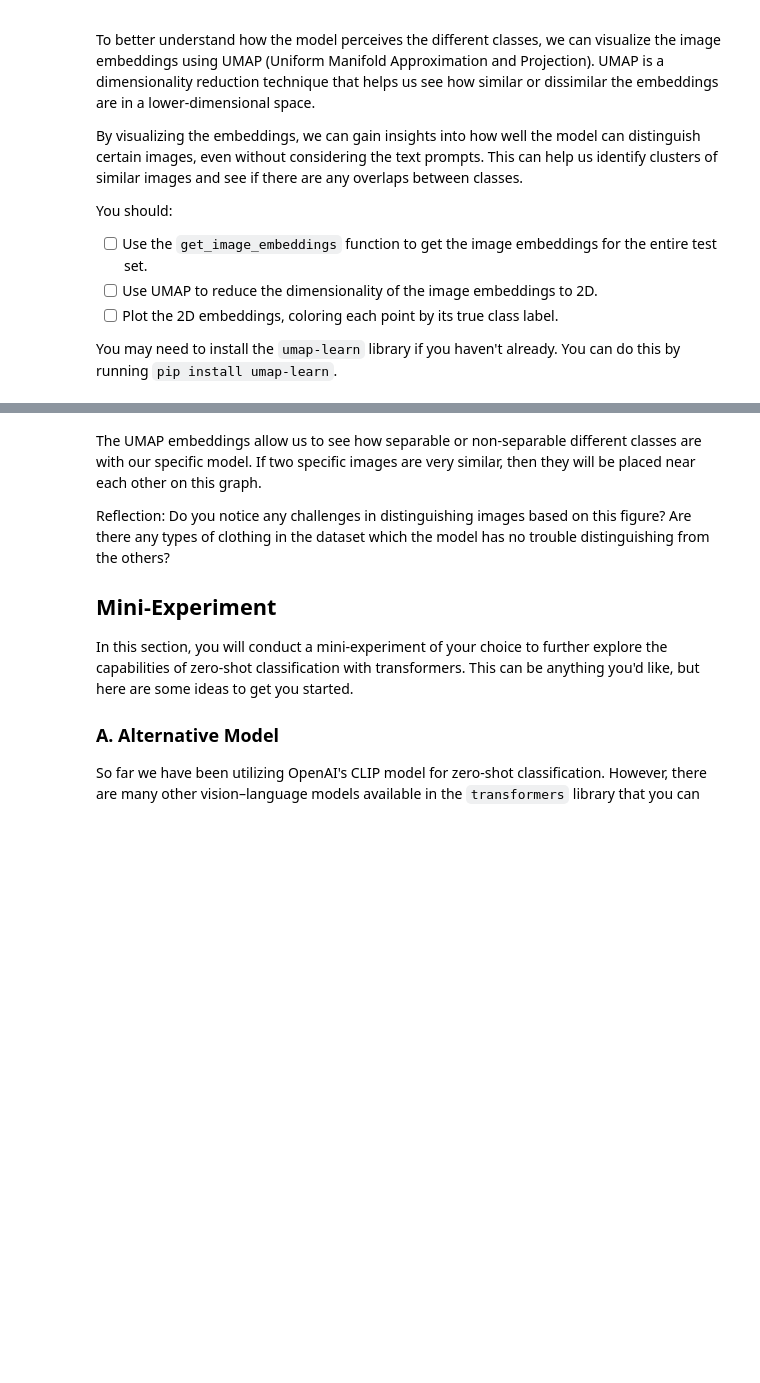
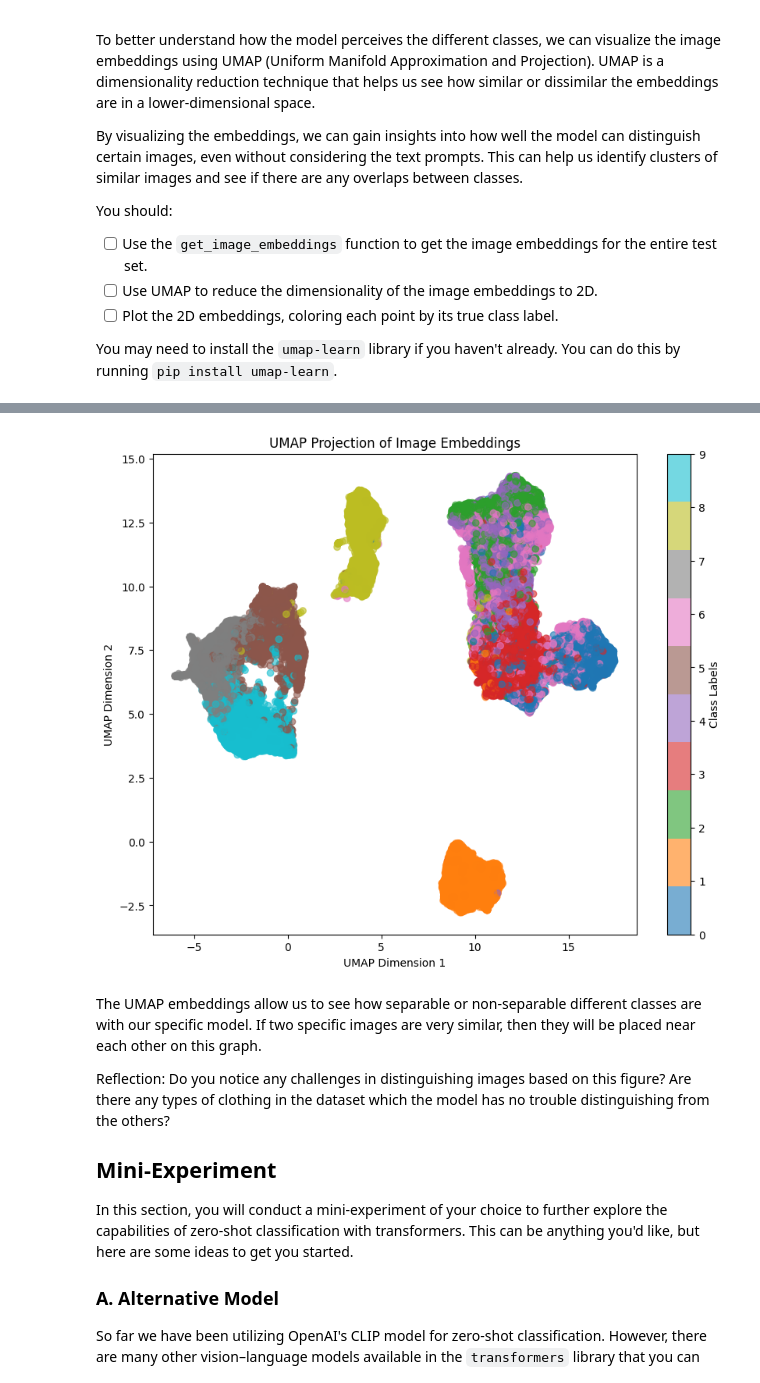
Before and after one commit to azharhasan/deep_learning, a Jupyter notebook: 02_activities/assignments/assignment_2.ipynb, the cells around one changed output, grey strips where cells are left out. Saved outputs shown, nothing was run; the diff lists cells and outputs as text; code cells hidden in the pictures; blank space fills up the shorter version.

Commit message:
added answers to umap plot

```diff
--- a/02_activities/assignments/assignment_2.ipynb
+++ b/02_activities/assignments/assignment_2.ipynb
@@ -383,23 +396,54 @@ You may need to install the `umap-learn` library if you haven't already. You can
 # %%
 from umap import UMAP
 
 # ------------------------------------------------------------
 # 1. Collect image embeddings
 # ------------------------------------------------------------
 all_img_emb = []
 all_labels  = []
 
 for pixel_values, labels in test_loader:
+  all_labels.append(labels.numpy())
 
+  # Only compute image embeddings and similarity (text embeddings already computed)
+  image_embeddings = get_image_embeddings(pixel_values)
+  image_embeddings = image_embeddings.cpu().numpy()
+  if image_embeddings.ndim > 2:
+        image_embeddings = image_embeddings.reshape(image_embeddings.shape[0], -1)
+
+  all_img_emb.append(image_embeddings)
+
+all_img_emb = np.concatenate(all_img_emb, axis=0)
+all_labels = np.concatenate(all_labels, axis=0)
 
 # ------------------------------------------------------------
 # 2. Fit UMAP
 # ------------------------------------------------------------
 
+umap_reducer = UMAP(
+    n_neighbors=15,
+    min_dist=0.1,
+    n_components=2,
+    metric='cosine',
+    random_state=42
+)
+
+# Fit UMAP and transform embeddings
+umap_embeddings = umap_reducer.fit_transform(all_img_emb)
 
 # ------------------------------------------------------------
 # 3. Plot coloured by ground-truth label
 # ------------------------------------------------------------
+
+plt.figure(figsize=(10, 8))
+plt.scatter(umap_embeddings[:, 0], umap_embeddings[:, 1], c=all_labels, cmap='tab10', alpha=0.6)
+plt.colorbar(label='Class Labels')
+plt.title('UMAP Projection of Image Embeddings')
+plt.xlabel('UMAP Dimension 1')
+plt.ylabel('UMAP Dimension 2')
+plt.show()
+# %% [output]
+[figure, added]
 # %% [markdown]
 The UMAP embeddings allow us to see how separable or non-separable different classes are with our specific model. If two specific images are very similar, then they will be placed near each other on this graph.
 
```
Also changed, not shown: parts of 4 cells of this notebook.
